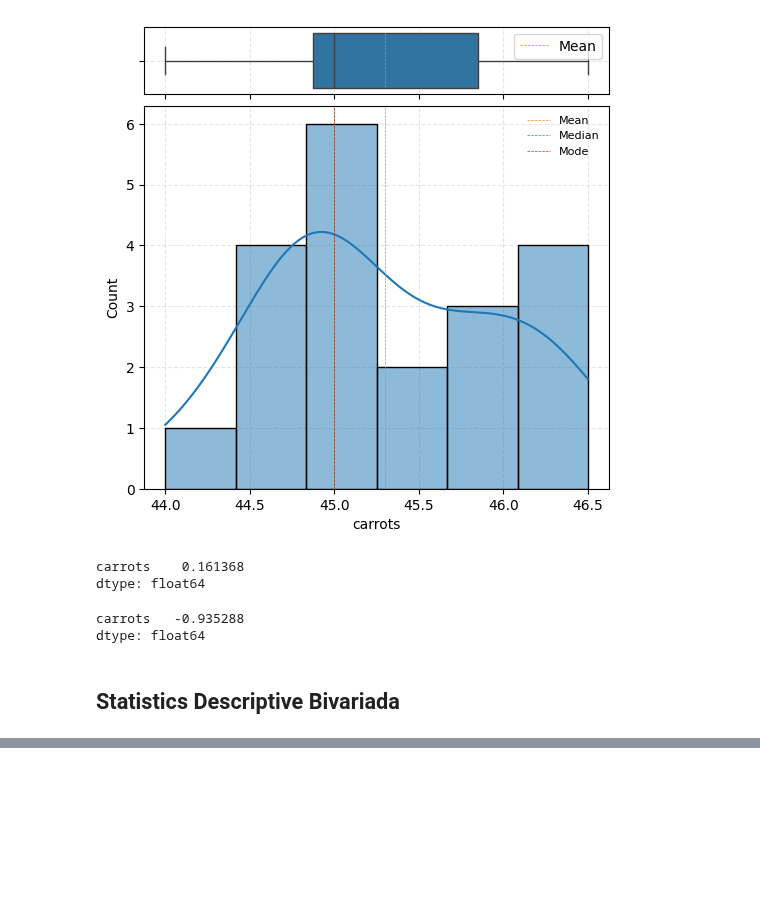
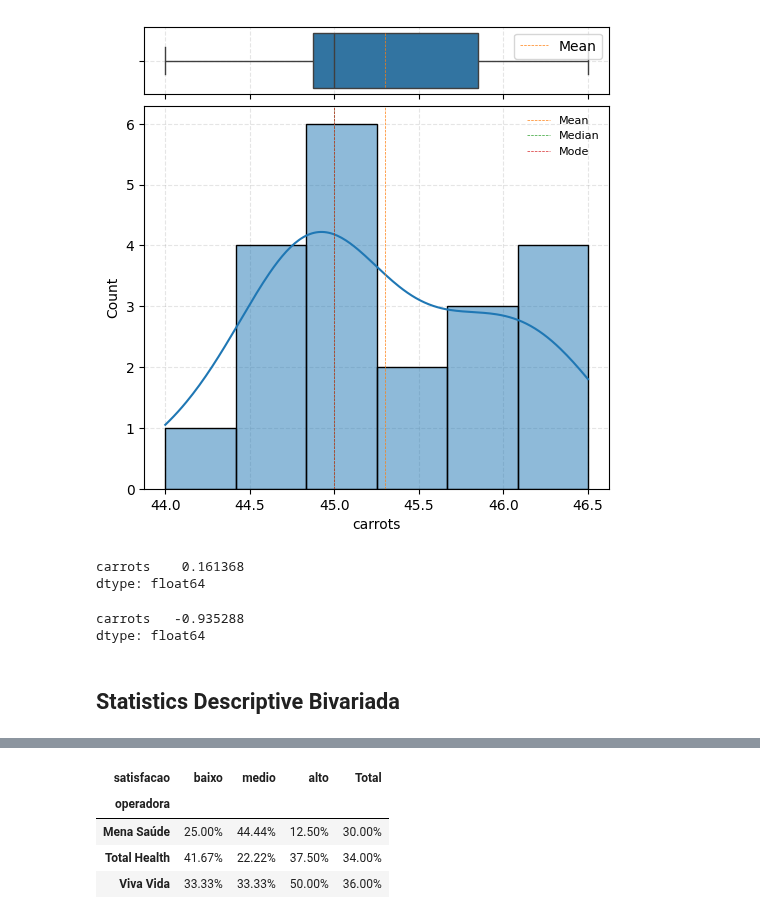
Before and after one commit to ErickVisone/DataScience, a Jupyter notebook: datascience/5.1 Descriptive Statistics.ipynb, the cells around one changed output, grey strips where cells are left out. Saved outputs shown, nothing was run; the diff lists cells and outputs as text; code cells hidden in the pictures; blank space fills up the shorter version.

```diff
--- a/datascience/5. Statistics.ipynb
+++ b/datascience/5.1 Descriptive Statistics.ipynb
@@ -752,0 +844,14 @@ NameError: name 'pd' is not defined
+# %%
+pd.crosstab(
+    df_health['operadora']
+    , df_health['satisfacao']
+    , margins=True
+    , margins_name='Total'
+    , normalize='columns'
+).style.format("{:.2%}")
+# %% [output]
+| satisfacao | baixo | medio | alto | Total |
+| operadora |  |  |  |  |
+| Mena Saúde | 25.00% | 44.44% | 12.50% | 30.00% |
+| Total Health | 41.67% | 22.22% | 37.50% | 34.00% |
+| Viva Vida | 33.33% | 33.33% | 50.00% | 36.00% |
```
Also changed, not shown: parts of 21 cells of this notebook, 1 other file.
